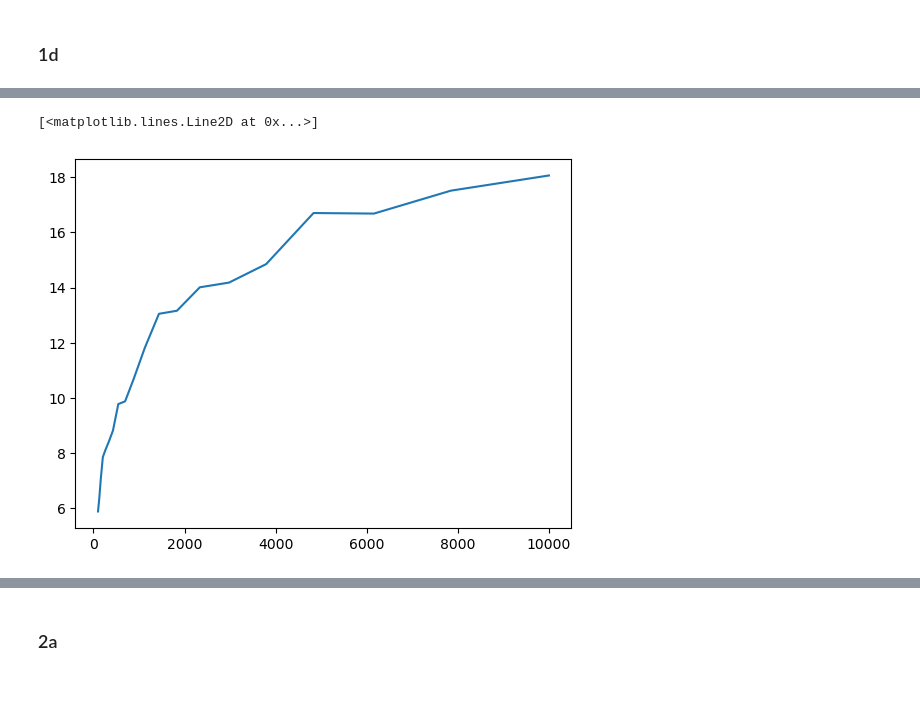
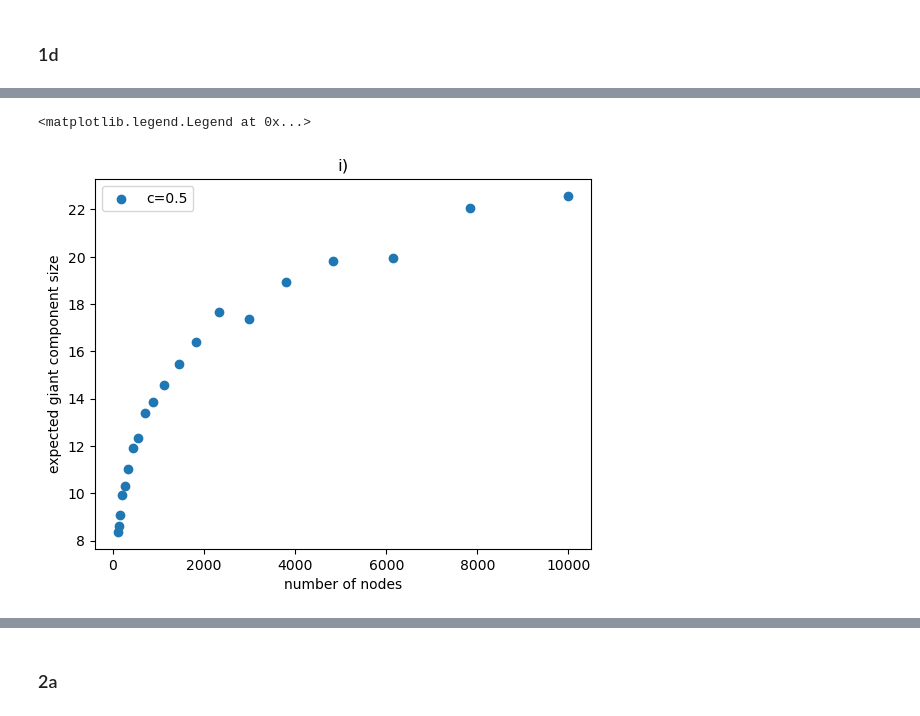
Before and after one commit to hershey890/ece232e, a Jupyter notebook: project_1.ipynb, the cells around one changed output, grey strips where cells are left out. Saved outputs shown, nothing was run; the diff lists cells and outputs as text; code cells hidden in the pictures; blank space fills up the shorter version.

```diff
--- a/project_1.ipynb
+++ b/project_1.ipynb
@@ -151,6 +139,9 @@ plt.scatter(*ret)
-# %%
-n_nodes, avg_gcc_sizes
-plt.plot(n_nodes, avg_gcc_sizes)
-# %% [output]
-[<matplotlib.lines.Line2D at 0x...>]
-[figure, removed]
+# %%
+plt.scatter(*expected_gcc_size(0.5), label='c=0.5')
+plt.xlabel('number of nodes')
+plt.ylabel('expected giant component size')
+plt.title('i)')
+plt.legend()
+# %% [output]
+<matplotlib.legend.Legend at 0x...>
+[figure, added]
```
Also changed, not shown: parts of 7 cells of this notebook.
